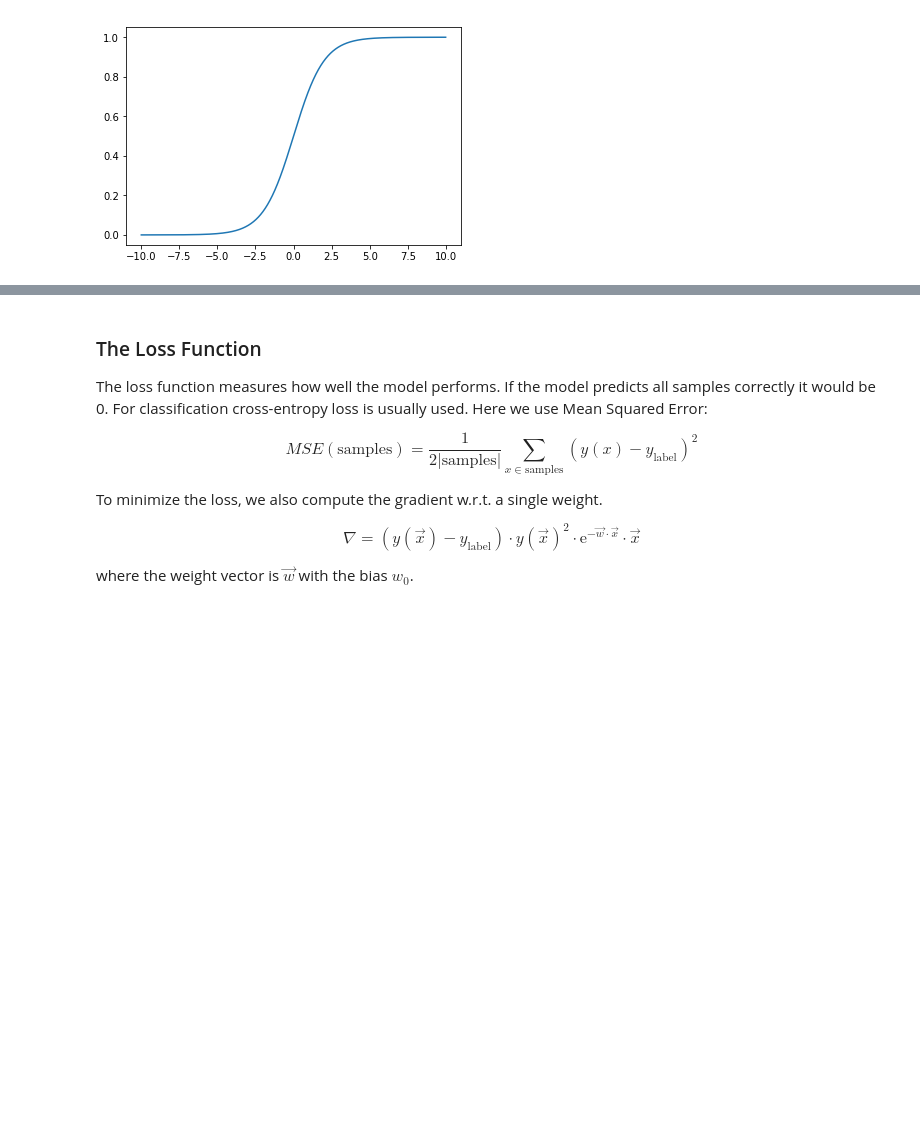
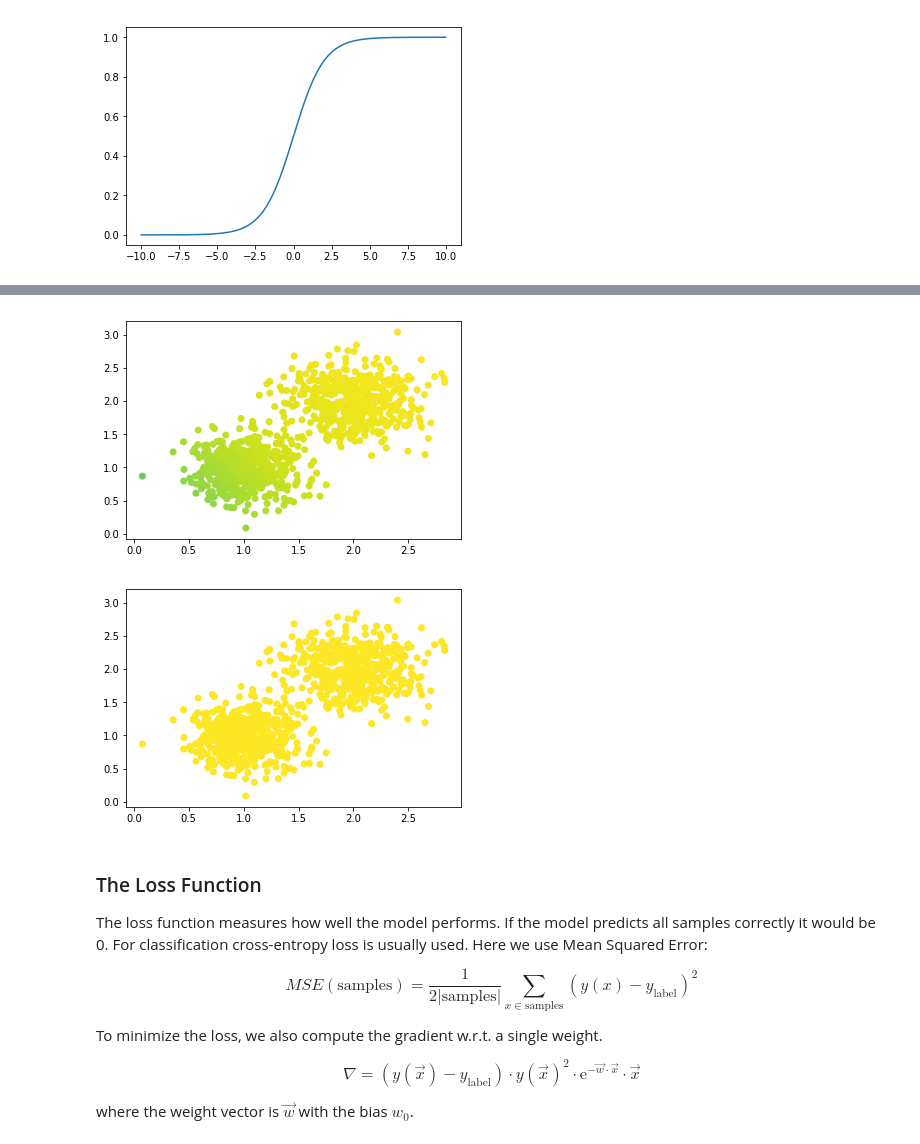
Before and after one commit to Markus-Goetz/gks-2019, a Jupyter notebook: 1_logistic_regression.ipynb, the cells around one changed output, grey strips where cells are left out. Drawn from its saved outputs; the diff is of its cells as text; code cells hidden in the pictures; blank space fills up the shorter version.

```diff
--- a/1_logistic_regression.ipynb
+++ b/1_logistic_regression.ipynb
@@ -48,6 +57,14 @@ asd
 # %%
 def plot_data(data, labels):
-    plt.scatter(data[:, 0], data[:, 1], c=labels)
+    """
+    Plot data colored by labels.
+
+    Parameters
+    ----------
+    data : np.array[n_samples, input_dim]
+    labels : np.array[input_dim]
+    """
+    plt.scatter(data[:, 0], data[:, 1], c=labels, vmin=0.0, vmax=1.0)
     plt.show()
 
 plot_data(data, labels)
@@ -82,9 +97,0 @@ asd
-# %%
-def lr_predict(weights, x):
-    """Return the prediction of the model for input x with the given weights."""
-    return sigmoid(np.dot(x, weights))
-
-weights = np.random.rand(data.shape[1] + 1)
-weights
-
-#TODO lr_predict + plot
@@ -93,3 +104,27 @@ array([0.3161895 , 0.34369278, 0.79880531])
+# %%
+def lr_predict(weights, x):
+    """
+    Return the prediction of the model for input x with the given weights.
+
+    Parameters
+    ----------
+    weights: the weights of the model to be learned. There is one weight for every input dimension plus a bias.
+    x: input data where the 0th input should be 1.0 to take the bias into account in a simple dot product.
+
+    Returns:
+    ----------
+    The activation of the neuron, in this case the sigmoid of the dot product of weights and input.
+    """
+    return sigmoid(np.dot(x, weights))
+
+weights = np.random.rand(data.shape[1] + 1)
+
+ones = np.ones((data.shape[0], 1,))
+plot_data(data, lr_predict(weights, np.hstack([ones, data])))
+plot_data(data, np.around(lr_predict(weights, np.hstack([ones, data]))))
+# %% [output]
+[figure, added]
+[figure, added]
 # %% [markdown]
 ### The Loss Function
 
```
Also changed, not shown: parts of 27 cells of this notebook.
